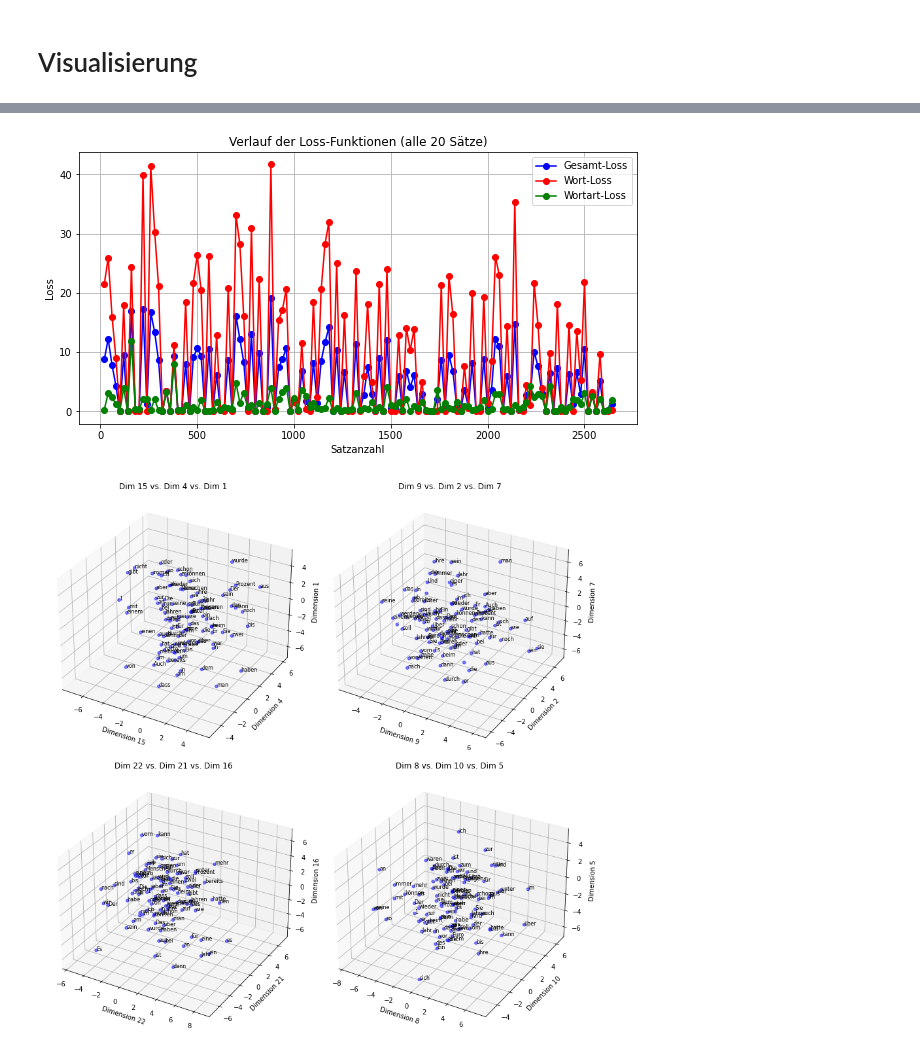
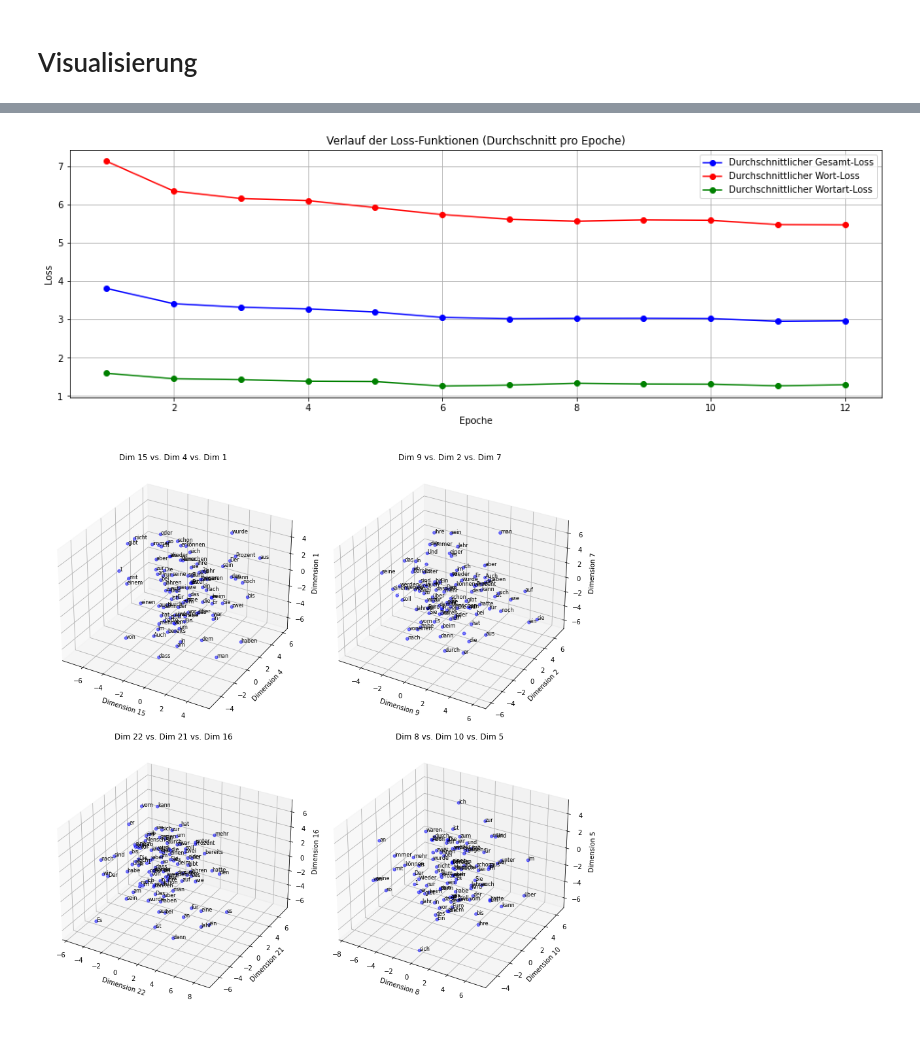
Before and after one commit to cheidrich/Small-Language-Model, a Jupyter notebook: small_language_model.ipynb, the cells around one changed output, grey strips where cells are left out. Drawn from its saved outputs; the diff is of its cells as text; code cells hidden in the pictures.

```diff
--- a/small_language_model.ipynb
+++ b/small_language_model.ipynb
@@ -195,12 +195,16 @@ class_loss_weight = 0.6
 loss_history = []
 wl_history = []
 cl_history = []
+epoch_history = []
 
 
 # Training
 for epoch in range(12):
-    print(f"\nStarte Epoche {epoch+1}...")
+    print(f"\nStarte Epoche {epoch+1}")
     total_loss = 0
+    total_word = 0
+    total_class = 0
+
     sentence_count = 0
 
     for sentence in train_sentences:
@@ -224,13 +228,18 @@ for epoch in range(12):
         optimizer.step()
 
         total_loss += loss.item()
+        total_word += loss_word.item()
+        total_class += loss_class.item()
 
         if sentence_count % 200 == 0:
             loss_history.append(loss.item())
-            wl_history.append(loss_word.item())
-            cl_history.append(loss_class.item())
             print(f"  Satz {sentence_count}: Loss = {loss.item():.4f}, Wort-Loss = {loss_word.item():.4f}, Wortart-Loss = {loss_class.item():.4f}")
 
+    avg_word = total_word / sentence_count if sentence_count > 0 else 0
+    avg_class = total_class / sentence_count if sentence_count > 0 else 0
     avg_loss = total_loss / sentence_count if sentence_count > 0 else 0
+    epoch_history.append(avg_loss)
+    wl_history.append(avg_word)
+    cl_history.append(avg_class)
     print(f"Epoche {epoch+1} abgeschlossen. Durchschnittlicher Loss: {avg_loss:.4f}")
 # %% [output]
@@ -341,20 +350,20 @@ plt.show()
 # %%
-plt.figure(figsize=(10, 5))
-plt.plot(range(20, (len(loss_history) + 1) * 20, 20), loss_history,
-         marker='o', linestyle='-', color='b', label='Gesamt-Loss')
-plt.plot(range(20, (len(wl_history) + 1) * 20, 20), wl_history,
-         marker='o', linestyle='-', color='r', label='Wort-Loss')
-plt.plot(range(20, (len(cl_history) + 1) * 20, 20), cl_history,
-         marker='o', linestyle='-', color='g', label='Wortart-Loss')
+plt.figure(figsize=(16, 5))
+plt.plot(range(1, len(epoch_history) + 1), epoch_history,
+         marker='o', linestyle='-', color='b', label='Durchschnittlicher Gesamt-Loss')
+plt.plot(range(1, len(wl_history) + 1), wl_history,
+         marker='o', linestyle='-', color='r', label='Durchschnittlicher Wort-Loss')
+plt.plot(range(1, len(cl_history) + 1), cl_history,
+         marker='o', linestyle='-', color='g', label='Durchschnittlicher Wortart-Loss')
 
-plt.title('Verlauf der Loss-Funktionen (alle 20 Sätze)')
-plt.xlabel('Satzanzahl')
+plt.title('Verlauf der Loss-Funktionen (Durchschnitt pro Epoche)')
+plt.xlabel('Epoche')
 plt.ylabel('Loss')
 plt.grid(True)
 plt.legend()
 plt.show()
 # %% [output]
-[figure, old version]
+[figure, new version]
 # %%
 # Semantischer Vektorraum
 n_words = 100
```
Also changed, not shown: parts of 2 cells of this notebook.
